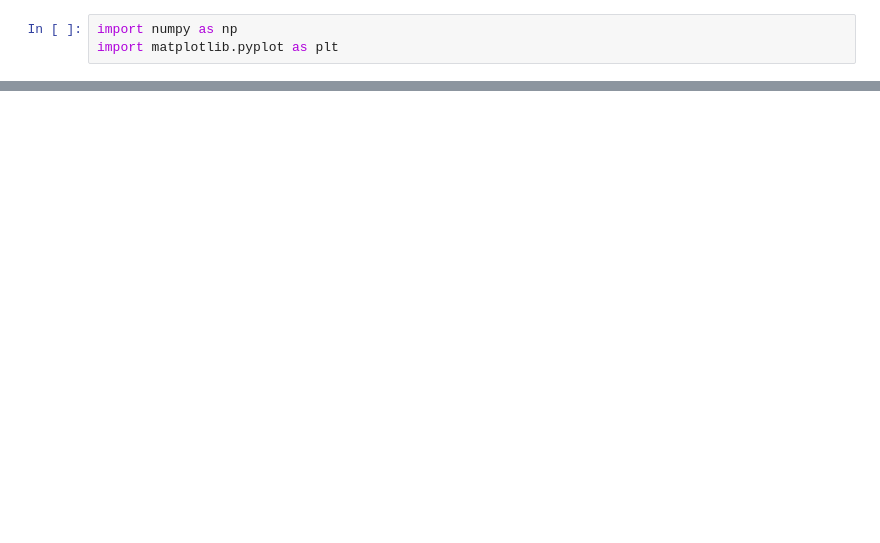
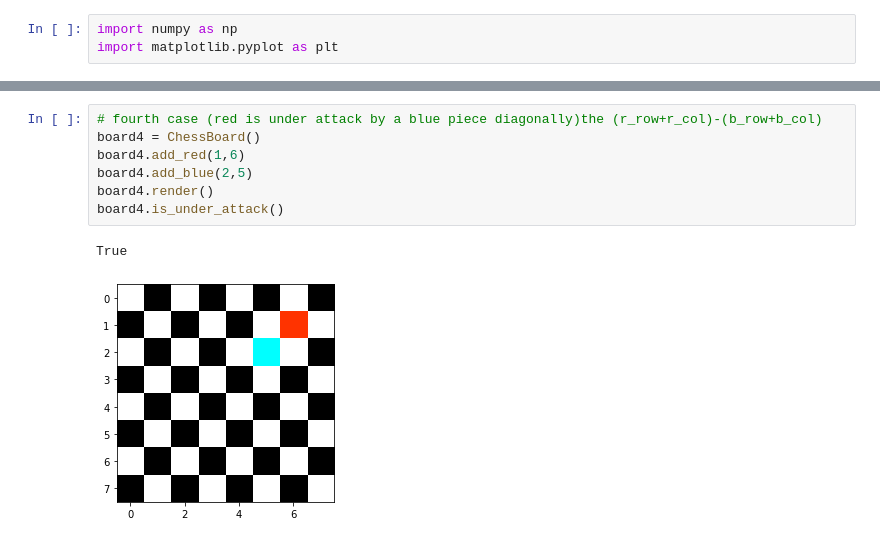
Before and after one commit to Rawan199812/chess-board, a Jupyter notebook: Untitled.ipynb, the cells around one changed output, grey strips where cells are left out. Cells and saved outputs as stored; diff of their text form; blank space fills up the shorter version.

```diff
--- a/Untitled.ipynb
+++ b/Untitled.ipynb
@@ -46,0 +78,10 @@ board.render()
+# %%
+# fourth case (red is under attack by a blue piece diagonally)the (r_row+r_col)-(b_row+b_col)
+board4 = ChessBoard()
+board4.add_red(1,6)
+board4.add_blue(2,5)
+board4.render()
+board4.is_under_attack()
+# %% [output]
+True
+[figure, added]
```
Also changed, not shown: parts of 4 cells of this notebook.
